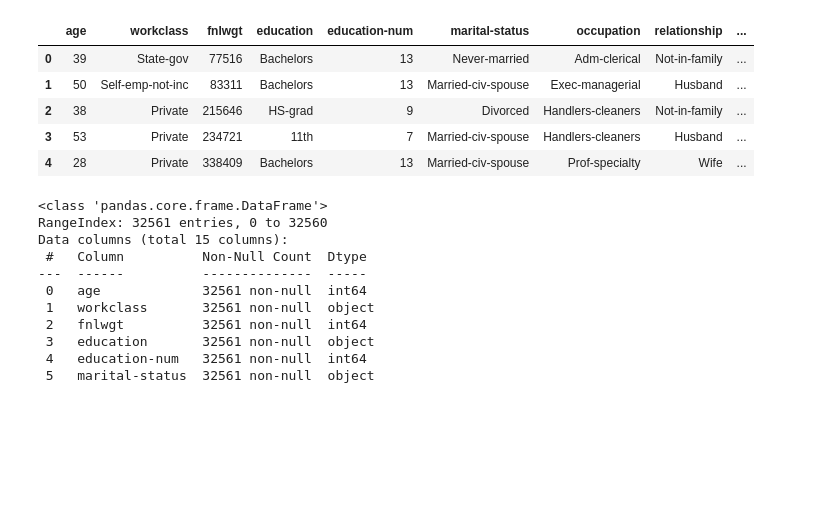
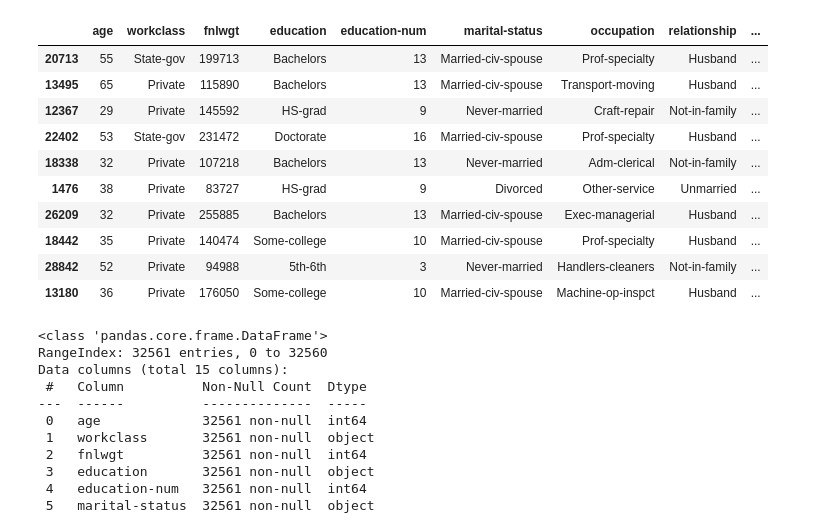
Before and after one commit to parsakzr/ytuce-datamining-project, a Jupyter notebook: notebook.ipynb, the cells around one changed output. Saved outputs shown, nothing was run; the diff lists cells and outputs as text; code cells hidden in the pictures; blank space fills up the shorter version.

```diff
--- a/notebook.ipynb
+++ b/notebook.ipynb
@@ -8,19 +8,24 @@ sns.set_theme(style="whitegrid", color_codes=True)
 # %%
 col_names = ['age', 'workclass', 'fnlwgt', 'education',
             'education-num', 'marital-status', 'occupation',
             'relationship', 'race', 'sex', 'capital-gain',
             'capital-loss', 'hours-per-week', 'native-country',
             'income'
             ]
 df = pd.read_csv('data/adult.data', header=None, names=col_names)
-df.head()
+df.sample(10, random_state=123)
 # %% [output]
 |  | age | workclass | fnlwgt | education | education-num | marital-status | occupation | relationship | ... |
-| 0 | 39 | State-gov | 77516 | Bachelors | 13 | Never-married | Adm-clerical | Not-in-family | ... |
-| 1 | 50 | Self-emp-not-inc | 83311 | Bachelors | 13 | Married-civ-spouse | Exec-managerial | Husband | ... |
-| 2 | 38 | Private | 215646 | HS-grad | 9 | Divorced | Handlers-cleaners | Not-in-family | ... |
-| 3 | 53 | Private | 234721 | 11th | 7 | Married-civ-spouse | Handlers-cleaners | Husband | ... |
-| 4 | 28 | Private | 338409 | Bachelors | 13 | Married-civ-spouse | Prof-specialty | Wife | ... |
+| 20713 | 55 | State-gov | 199713 | Bachelors | 13 | Married-civ-spouse | Prof-specialty | Husband | ... |
+| 13495 | 65 | Private | 115890 | Bachelors | 13 | Married-civ-spouse | Transport-moving | Husband | ... |
+| 12367 | 29 | Private | 145592 | HS-grad | 9 | Never-married | Craft-repair | Not-in-family | ... |
+| 22402 | 53 | State-gov | 231472 | Doctorate | 16 | Married-civ-spouse | Prof-specialty | Husband | ... |
+| 18338 | 32 | Private | 107218 | Bachelors | 13 | Never-married | Adm-clerical | Not-in-family | ... |
+| 1476 | 38 | Private | 83727 | HS-grad | 9 | Divorced | Other-service | Unmarried | ... |
+| 26209 | 32 | Private | 255885 | Bachelors | 13 | Married-civ-spouse | Exec-managerial | Husband | ... |
+| 18442 | 35 | Private | 140474 | Some-college | 10 | Married-civ-spouse | Prof-specialty | Husband | ... |
+| 28842 | 52 | Private | 94988 | 5th-6th | 3 | Never-married | Handlers-cleaners | Not-in-family | ... |
+| 13180 | 36 | Private | 176050 | Some-college | 10 | Married-civ-spouse | Machine-op-inspct | Husband | ... |
 # %%
 df.info()
 # %% [output]
```
Also changed, not shown: parts of 28 cells of this notebook, 1 other file.
